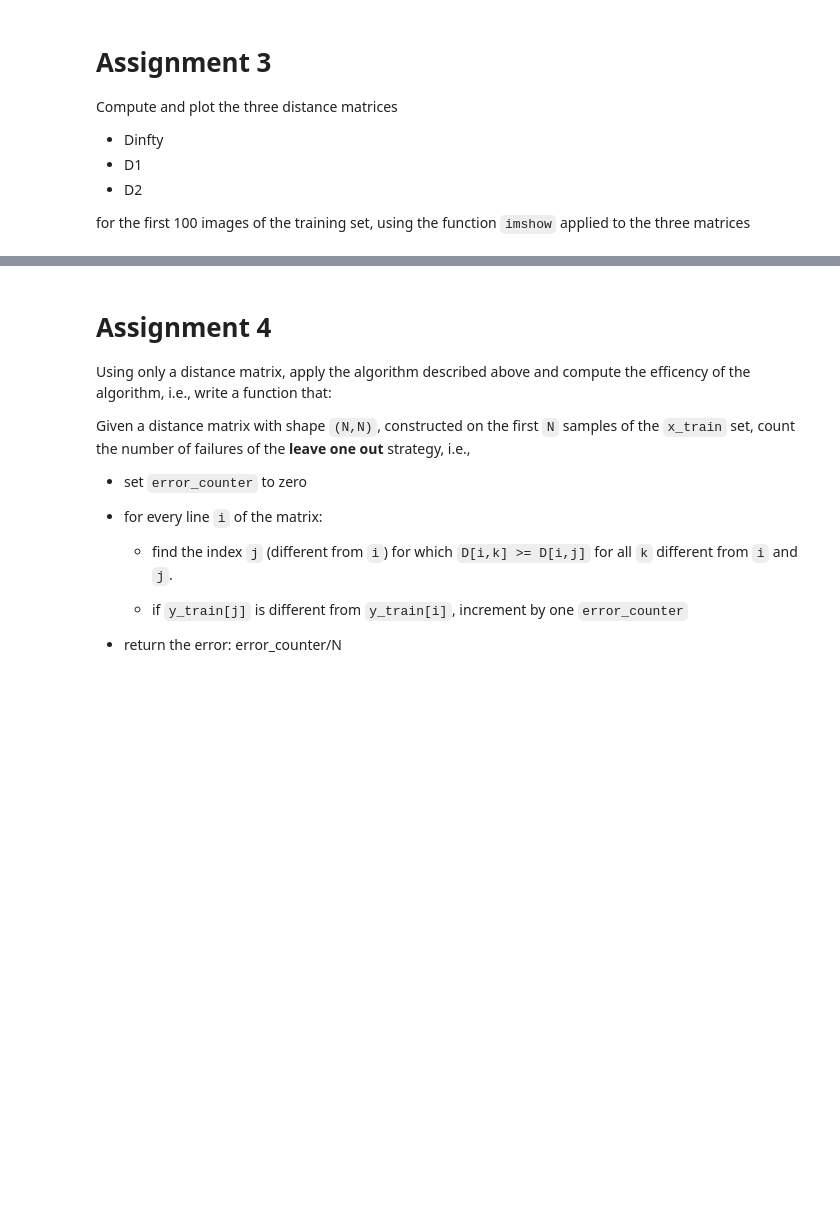
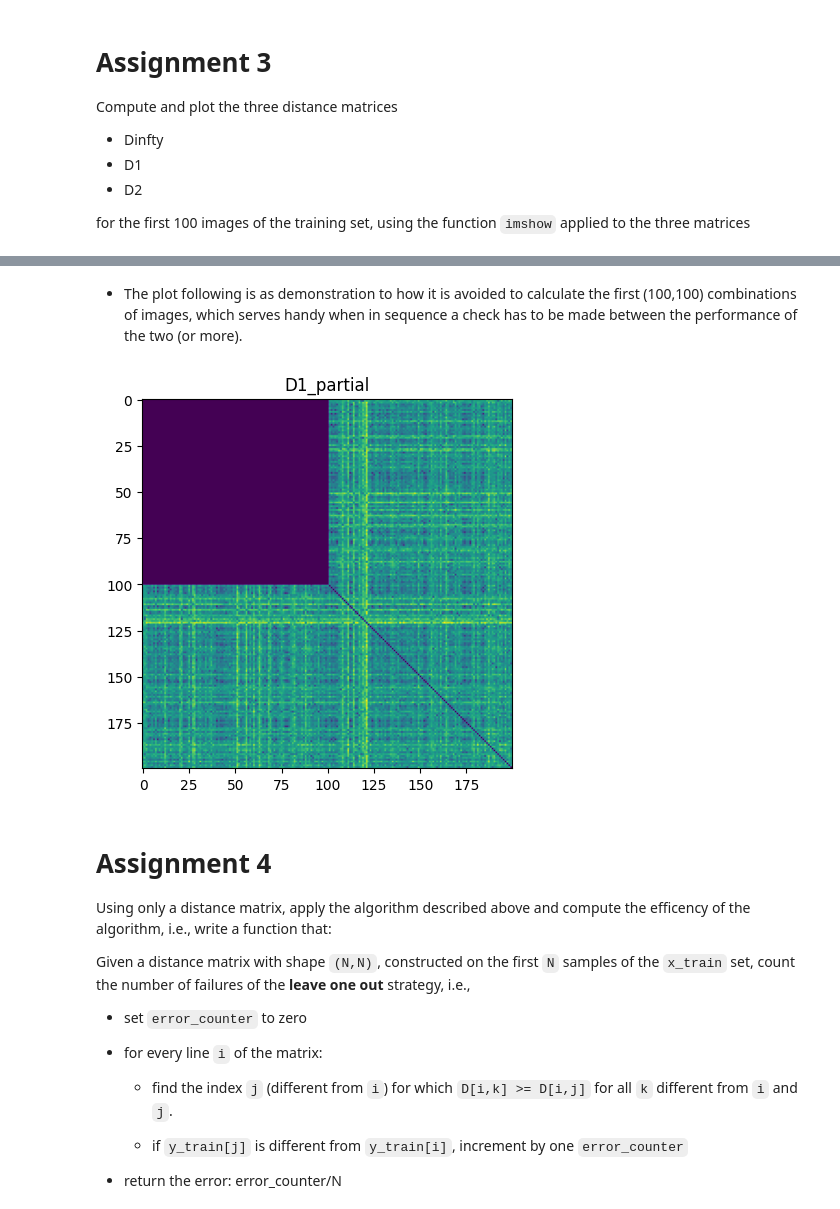
Before and after one commit to ImolaFodor/numerical-analysis-2022-2023, a Jupyter notebook: final_project_2022_2023_ifodor.ipynb, the cells around one changed output, grey strips where cells are left out. Saved outputs shown, nothing was run; the diff lists cells and outputs as text; code cells hidden in the pictures; blank space fills up the shorter version.

```diff
--- a/final_project_2022_2023_ifodor.ipynb
+++ b/final_project_2022_2023_ifodor.ipynb
@@ -193,5 +185 @@ def dist_imgs(N,dist):
   return D
-# %%
-D = dist_imgs(4,d_one)
-
-print(D)
@@ -203,3 +186,16 @@ print(D)
+# %%
+def dist_imgs_rest(N,dist,N_prev=0):
+
+  s = (N,N)
+  D = zeros(s)
+
+  # when a D(N_prev, N_prev) was calculated, we do not re-calculate
+  for i in range(N_prev,N)[1:]:
+    for j in range(N):
+      D[i,j] = dist(x_train[i], x_train[j])
+      D[j,i] = D[i,j]
+
+  return D
 # %% [markdown]
 # Assignment 3
 
@@ -234,3 +234,13 @@ _ = title('D2')
+# %% [markdown]
+  - The plot following is as demonstration to how it is avoided to calculate the first (100,100) combinations of images, which serves handy when in sequence a check has to be made between the performance of the two (or more).
+# %%
+N=200
+D = dist_imgs_rest(N,d_one,100)
+
+imshow(D)
+_ = title('D1_partial')
+# %% [output]
+[figure, added]
 # %% [markdown]
 # Assignment 4
 
```
Also changed, not shown: parts of 37 cells of this notebook.
